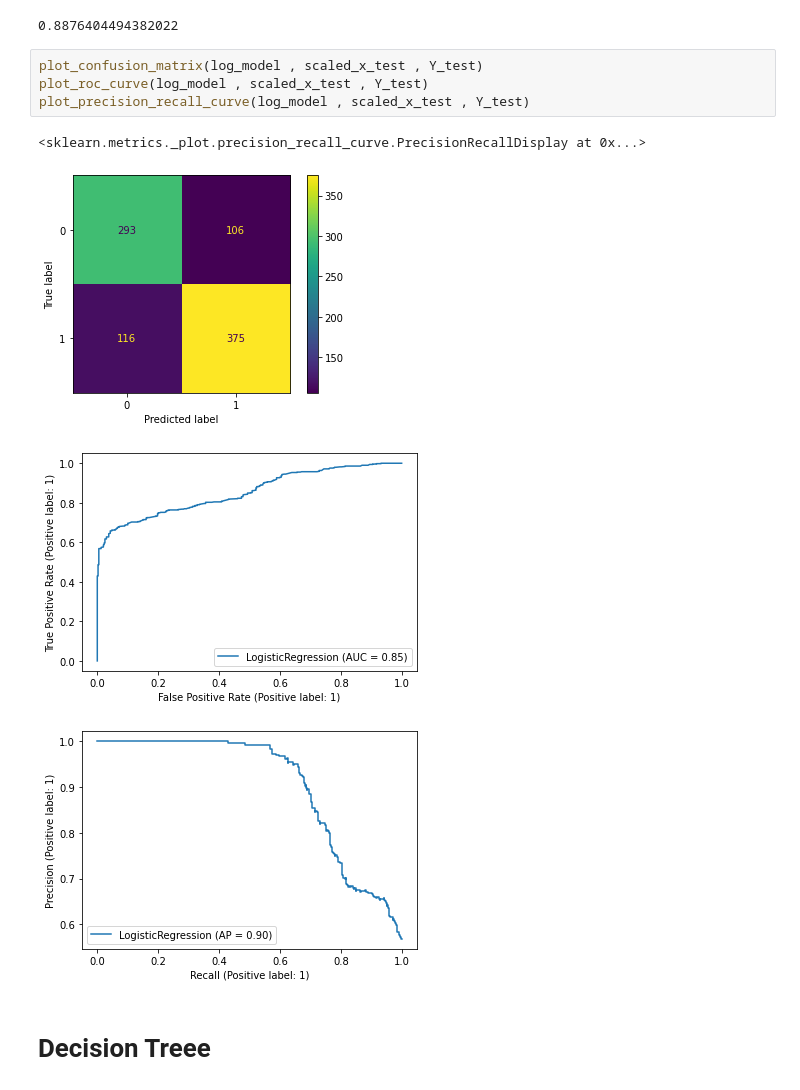
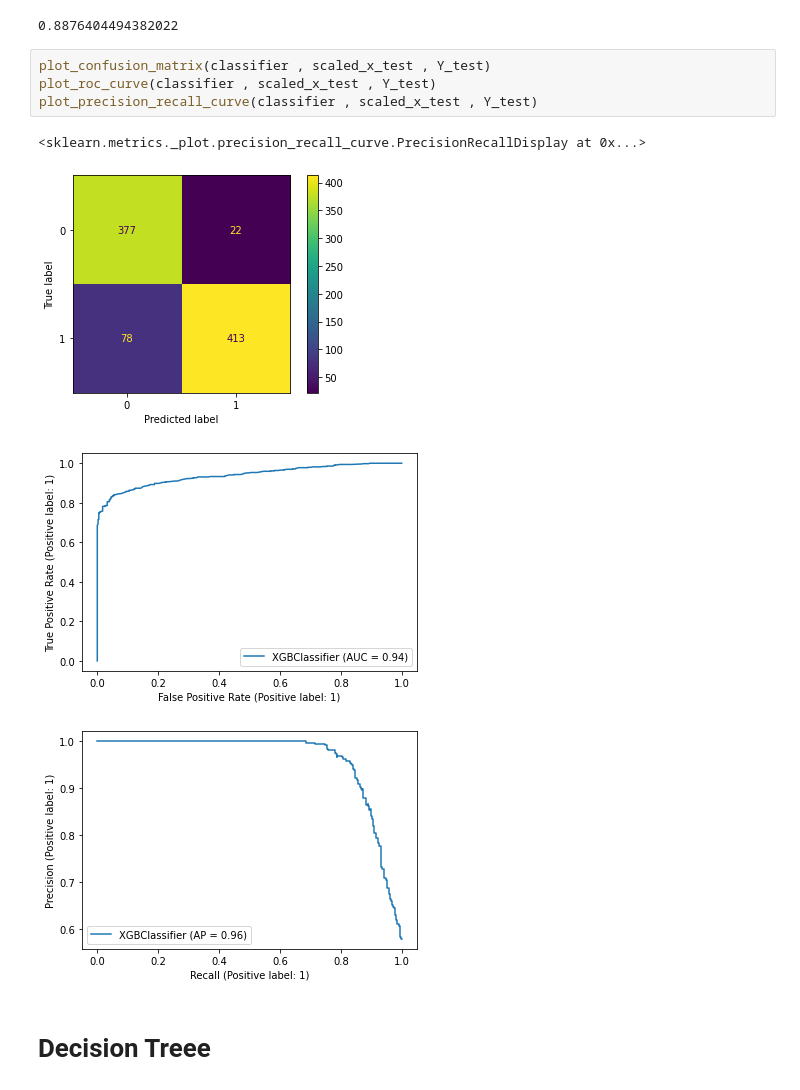
Before and after one commit to arjun2020-py/Placement-Prediction-ML, a Jupyter notebook: ml.ipynb, the cells around one changed output. Saved outputs shown, nothing was run; the diff lists cells and outputs as text.

```diff
--- a/ml.ipynb
+++ b/ml.ipynb
@@ -284,14 +284,14 @@ accuracy_score(Y_test,y_pred)
  [ 78 413]]
 0.8876404494382022
 # %%
-plot_confusion_matrix(log_model , scaled_x_test , Y_test)
-plot_roc_curve(log_model , scaled_x_test , Y_test)
-plot_precision_recall_curve(log_model , scaled_x_test , Y_test)
+plot_confusion_matrix(classifier , scaled_x_test , Y_test)
+plot_roc_curve(classifier , scaled_x_test , Y_test)
+plot_precision_recall_curve(classifier , scaled_x_test , Y_test)
 # %% [output]
 <sklearn.metrics._plot.precision_recall_curve.PrecisionRecallDisplay at 0x...>
-[figure, old version]
+[figure, new version]
-[figure, old version]
+[figure, new version]
-[figure, old version]
+[figure, new version]
 # %% [markdown]
 # Decision Treee
 # %%
```
Also changed, not shown: parts of 1 cell of this notebook.
